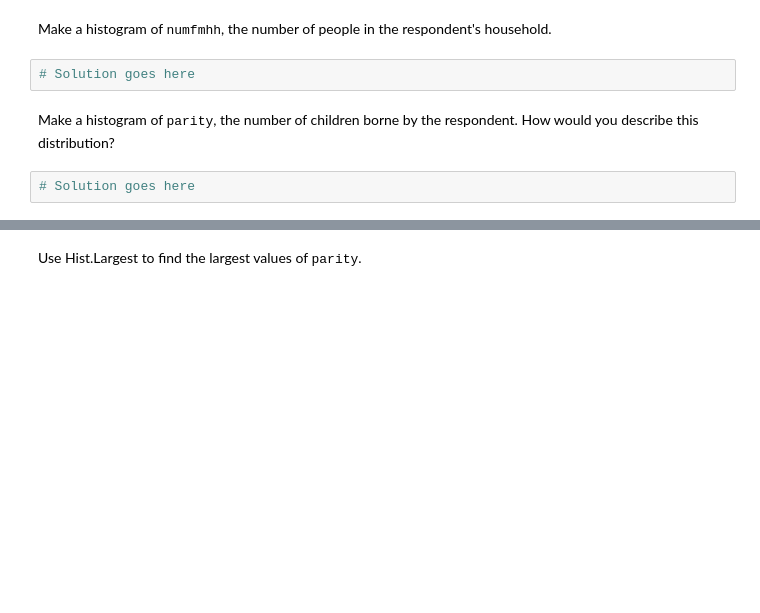
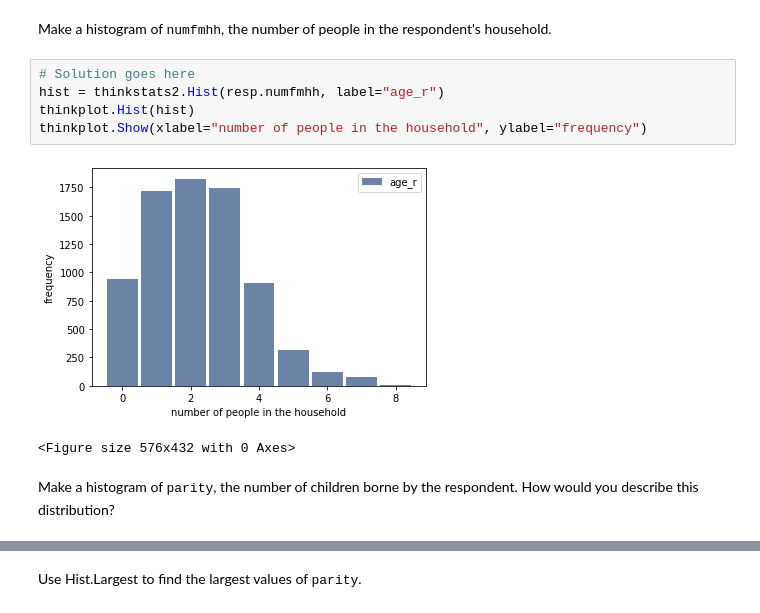
Before and after one commit to sizigia/dsp, a Jupyter notebook: ThinkStats2/code/chap02ex.ipynb, the cells around one changed output, grey strips where cells are left out. Drawn from its saved outputs; the diff is of its cells as text; blank space fills up the shorter version.

```diff
--- a/ThinkStats2/code/chap02ex.ipynb
+++ b/ThinkStats2/code/chap02ex.ipynb
@@ -271,8 +289,12 @@ Make a histogram of <tt>age_r</tt>, the respondent's age at the time of intervie
 # %% [markdown]
 Make a histogram of <tt>numfmhh</tt>, the number of people in the respondent's household.
-# %%
-# Solution goes here
+# %%
+# Solution goes here
+hist = thinkstats2.Hist(resp.numfmhh, label="age_r")
+thinkplot.Hist(hist)
+thinkplot.Show(xlabel="number of people in the household", ylabel="frequency")
+# %% [output]
+[figure, added]
+<Figure size 576x432 with 0 Axes>
 # %% [markdown]
 Make a histogram of <tt>parity</tt>, the number of children borne by the respondent.  How would you describe this distribution?
-# %%
-# Solution goes here
```
Also changed, not shown: parts of 11 cells of this notebook.
